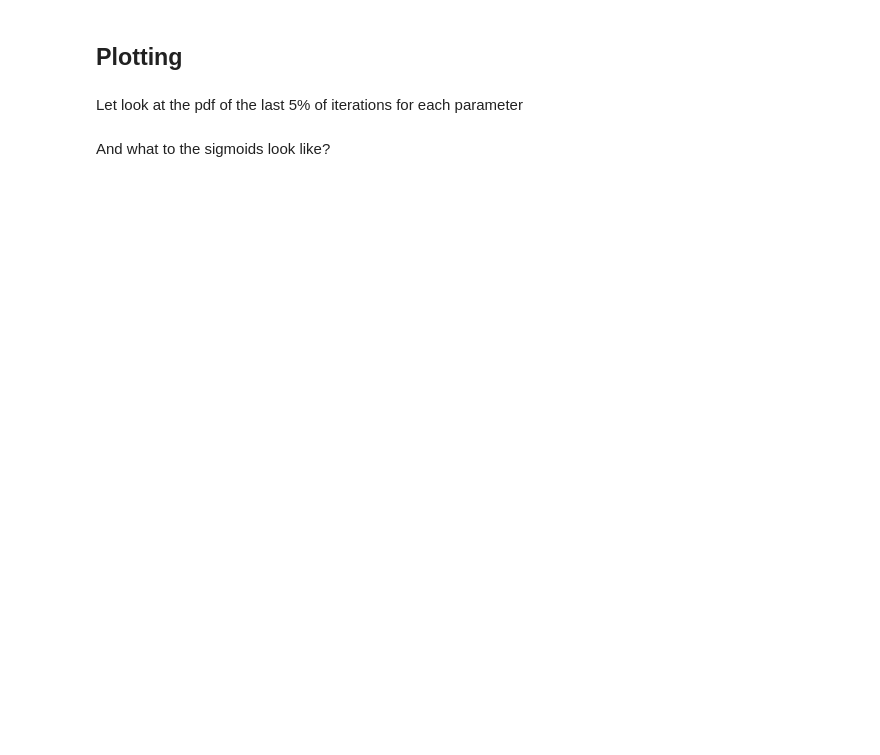
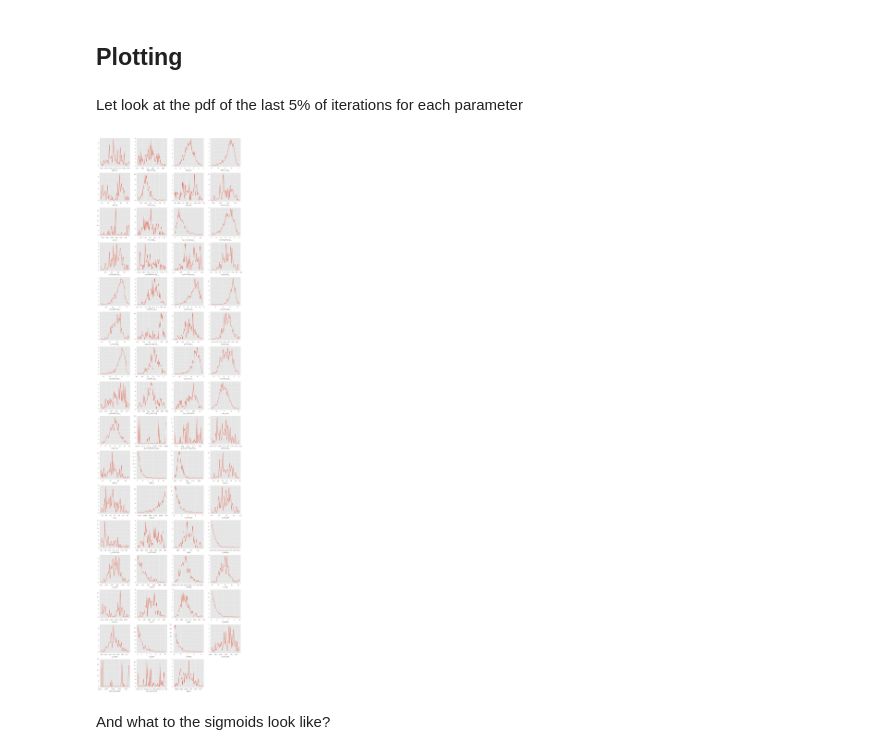
Before and after one commit to douglask3/savanna_fire_feedback_test, a Jupyter notebook: notebooks/bayesian_inference.ipynb, the cells around one changed output. Cells and saved outputs as stored; diff of their text form; code cells hidden in the pictures; blank space fills up the shorter version.

```diff
--- a/notebooks/bayesian_inference.ipynb
+++ b/notebooks/bayesian_inference.ipynb
@@ -371,7 +399,8 @@ def run_pr_droughtVar(pr_dataset, drough_var):
     #plt.plot(vals["MAP_x0"])
     return mcmc_traces
 # %%
-for pr_d in ['MSWEP']:#, 'GPCC', 'CRU', 'CMORPH']:
-    for dr_v in ['MADD']:#, 'MADM', 'MConc', 'MDDM']:
-        mcmc_traces = run_pr_droughtVar(pr_d, dr_v)
+for fire_d in ["GFED_four_s", "BurntArea_GFED_four", "BurntArea_MCD_forty_five", "BurntArea_meris", "BurntArea_MODIS"]:
+    for pr_d in ['MSWEP', 'GPCC', 'CRU', 'CMORPH']:
+        for dr_v in ['MADD', 'MADM', 'MConc', 'MDDM']:
+            mcmc_traces = run_pr_droughtVar(fire_d, pr_d, dr_v)
 # %% [output]
@@ -440,57 +469,31 @@ vals
-# %%
-from pdb cimport set_trace as browser
-def cutLastX(varname, ncut = 50):
-    vals = mcmc_traces.get_values(varname)
-    browser()
-    def subcut(vals, r, ncut = 50):
-        cut_np = (r+1) * round(len(vals)/nChains)
-        ncut = round(len(vals) * ncut / (nChains *100))
-        return vals[(cut_np - ncut):cut_np]
-    vals = [subcut(vals, r) for r in range(nChains)]
-    np.array(vals).flatten()
-
-varnames = mcmc_traces.varnames
-
-vals = [cutLastX(i) for i in varnames]
-vals = pd.DataFrame(np.array(vals).T, columns=varnames)
-vals.to_csv(param_outpath, index=False)
-
-vals.head()
-plt.plot(vals["mort_x0"])
 # %% [markdown]
 ## Plotting
 # %% [markdown]
 Let look at the pdf of the last 5% of iterations for each parameter
 # %%
-variables2Plot = ['fuel_x0'       , 'fuel_k',
-                  'moisture_x0'   , 'moisture_k',
-                  'igntions_x0'   , 'igntions_k',
-                  'suppression_x0', 'suppression_k',
-                  'fuel_pw'       , 'fuel_pg',
-                  'cM'            , 'cMT',
-                  'cC'            ,
-                  'cP1'           , 'cP2',
-                  'cD1'           , 'cD2', 'max_f']
+variables2Plot = varnames
 
 nvar = len(variables2Plot)
-npcol = 4
-nprow = np.ceil(nvar / npcol)
+nprow = 4
+npcol = np.ceil(nvar / nprow)
 
-plt.figure(figsize=(20,5 * nprow))
+plt.figure(figsize=(5*nprow,5 * npcol))
 def plotVar(var1, pn):
     plt.subplot(npcol, nprow, pn)
     param = vals[var1]
 
     hist, bins = np.histogram(param, bins=50)
     hist = 100.0 * hist / np.sum(hist)
     bins = bins[1:] - np.diff(bins)/2
     plt.plot(bins, hist)
     plt.xlabel(var1)
 
 pn = 0
 for i in variables2Plot:
     pn = pn + 1
     plotVar(i, pn)
+# %% [output]
+[figure, added]
 # %% [markdown]
 And what to the sigmoids look like?
 # %%
```
Also changed, not shown: parts of 8 cells of this notebook, 1 other file.
